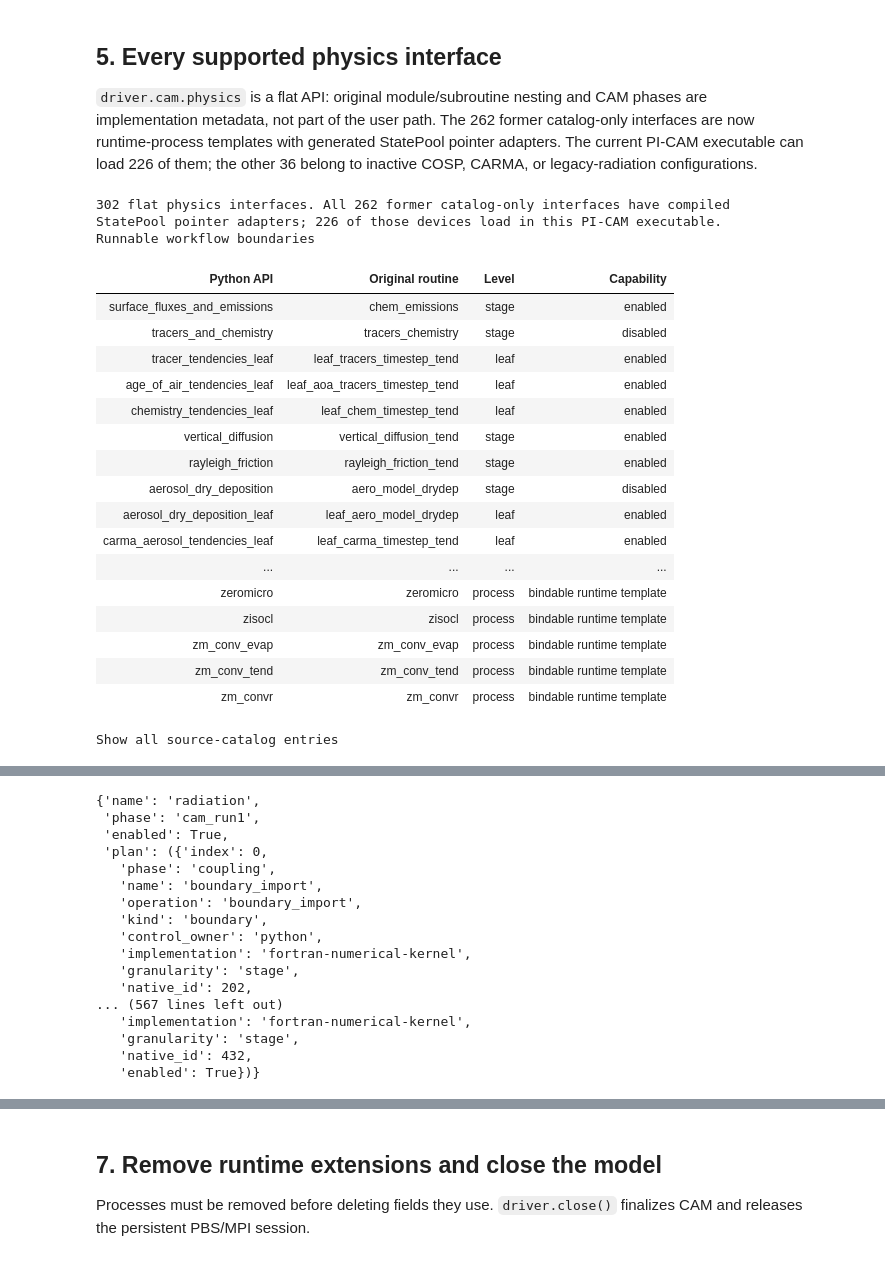
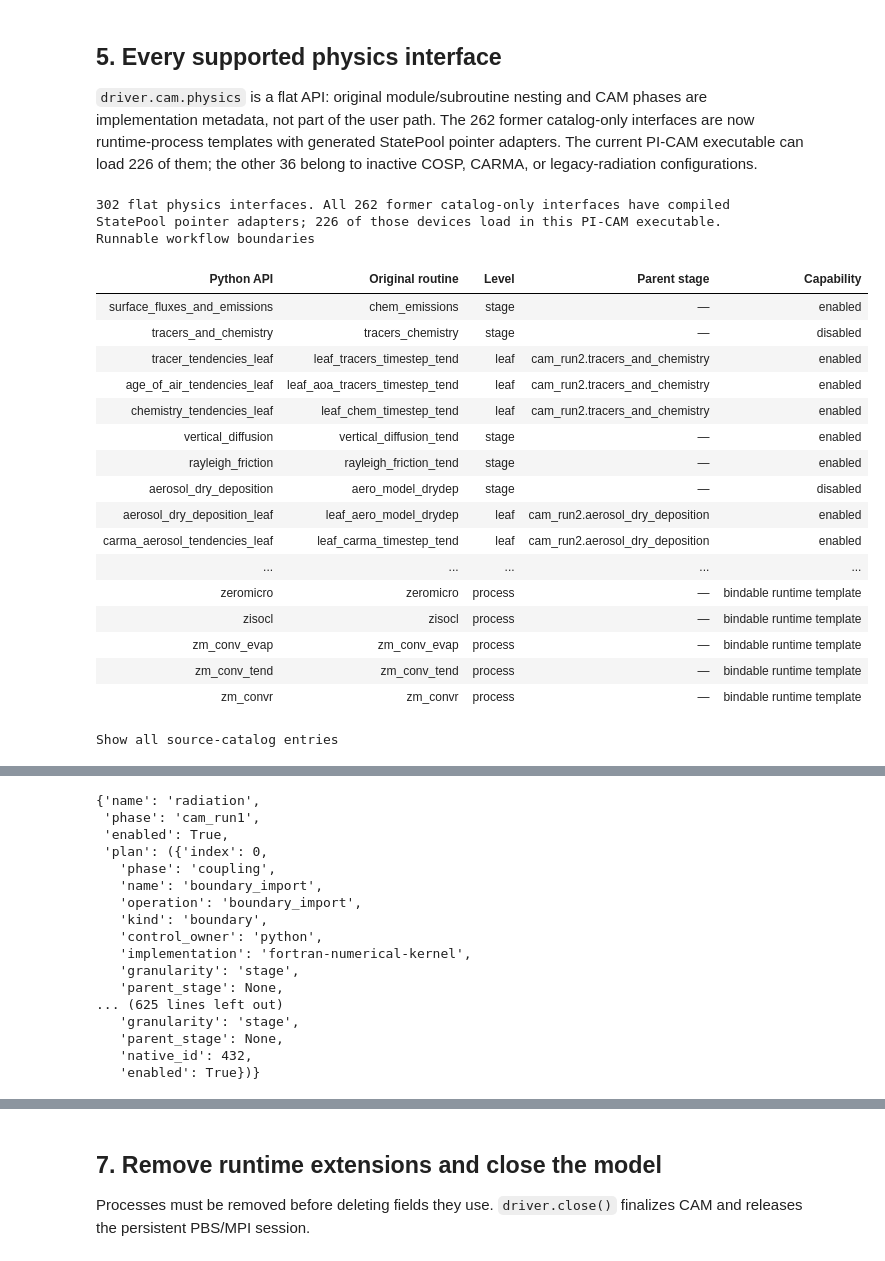
Before and after one commit to a85tract/freeCAM, a Jupyter notebook: examples/try_pi_cam.ipynb, the cells around one changed output, grey strips where cells are left out. Cells and saved outputs as stored; diff of their text form; code cells hidden in the pictures.

```diff
--- a/examples/try_pi_cam.ipynb
+++ b/examples/try_pi_cam.ipynb
@@ -193,28 +200,19 @@ Use an ordinary NumPy array for small rank-independent state: freeCAM copies the
 NLEV = driver.cam.state.T.metadata['shape'][1]
 driver.cam.state.rh = np.zeros(NLEV)  # same 1-D profile on every rank
 
-driver.cam.state.experiment_tracer = fc.Variable(
-    dims=('pcols', 'pver', 'chunks'),
-    units='kg kg-1',
-    initial=0.0,
-    aliases=('tracer',),
-    standard_name='experiment_tracer',
-)
+driver.cam.state.create('tracer', like='T', units='kg kg-1')
 
 class NotebookTracer(fc.Physics):
     name = 'notebook_tracer_source'
     after = 'dadadj'
-    writes = ('tracer',)
-
     def run(self, state, context):
         state.tracer += 1.0e-6 * context.timestep_seconds
 
-tracer_process = driver.cam.workflow.append(NotebookTracer())
-tracer_process.move(after='dadadj')
+# insert() changes the list and returns None, just like list.insert().
+driver.cam.workflow.insert(NotebookTracer())
+tracer_process = driver.cam.workflow['notebook_tracer_source']
 driver.cam.state.T[:, 0, :] += 0.0  # collective no-op slice edit
 driver.cam.state.rh = np.clip(driver.cam.state.rh + 0.05, 0.0, 1.0)
-driver.cam.state.experiment_tracer = np.sin(driver.cam.state.experiment_tracer)
-print('StatePool fields:', len(driver.cam.state))
-print('global mean RH diagnostic:', driver.cam.state.rh.mean())
+driver.cam.state.tracer = np.sin(driver.cam.state.tracer)
 driver.cam.workflow
 # %% [output]
@@ -272,11 +282,13 @@ The same state syntax defines its inputs. freeCAM generates the `bind(C)` adapte
 # %%
-driver.cam.state.runtime_temperature = fc.Variable(
+driver.cam.state.create(
+    'runtime_temperature',
     dims=('nphys_local', 'pver'),
     units='K',
     initial=240.0,
     standard_name='runtime_plugin_temperature',
 )
-driver.cam.state.runtime_temperature_increment = fc.Variable(
+driver.cam.state.create(
+    'runtime_temperature_increment',
     dims=(),
     units='K',
     initial=1.5,
@@ -302,47 +314,37 @@ driver.cam.state.runtime_temperature.stats(rank='global')
 # %%
 physics = driver.cam.physics
 display(physics)
-print('coverage:', physics.coverage)
-print('current-case callable:', physics.coverage['current_case_loadable'])
-print('compiled adapters:', physics.coverage['compiled_process_adapters'])
-print('former catalog-only interfaces:', physics.coverage['formerly_catalog_only_interfaces'])
-print('former catalog-only adapters:', physics.coverage['catalog_adapters_compiled'])
-print('former catalog-only loadable here:', physics.coverage['catalog_current_case_loadable'])
 
 # Access by the original Fortran operation or by its readable workflow alias.
 dadadj = physics.dadadj
-print('original name:', dadadj.operation)
-print('readable alias:', physics.dry_adjustment.operation)
-dadadj_trace = dadadj.run()
-print('dadadj:', dadadj_trace)
+dry_adjustment = physics.dry_adjustment
+display(dadadj.run())
 
 # Every source process uses the same flat namespace.
 cloud_ice = physics.cloud_fraction_fice
 evaporation = physics.zm_conv_evap
-print('cloud_fraction_fice callable:', cloud_ice.runnable)
-print('zm_conv_evap callable:', evaporation.runnable)
 
 # Each process has its own control handle; restore the original state here.
 physics.radiation.disable()
 physics.radiation.enable()
 # %% [output]
 302 flat physics interfaces. All 262 former catalog-only interfaces have compiled StatePool pointer adapters; 226 of those devices load in this PI-CAM executable.
 Runnable workflow boundaries
-| Python API | Original routine | Level | Capability |
-| surface_fluxes_and_emissions | chem_emissions | stage | enabled |
-| tracers_and_chemistry | tracers_chemistry | stage | disabled |
-| tracer_tendencies_leaf | leaf_tracers_timestep_tend | leaf | enabled |
-| age_of_air_tendencies_leaf | leaf_aoa_tracers_timestep_tend | leaf | enabled |
-| chemistry_tendencies_leaf | leaf_chem_timestep_tend | leaf | enabled |
-| vertical_diffusion | vertical_diffusion_tend | stage | enabled |
-| rayleigh_friction | rayleigh_friction_tend | stage | enabled |
-| aerosol_dry_deposition | aero_model_drydep | stage | disabled |
-| aerosol_dry_deposition_leaf | leaf_aero_model_drydep | leaf | enabled |
-| carma_aerosol_tendencies_leaf | leaf_carma_timestep_tend | leaf | enabled |
-| ... | ... | ... | ... |
-| zeromicro | zeromicro | process | bindable runtime template |
-| zisocl | zisocl | process | bindable runtime template |
-| zm_conv_evap | zm_conv_evap | process | bindable runtime template |
-| zm_conv_tend | zm_conv_tend | process | bindable runtime template |
-| zm_convr | zm_convr | process | bindable runtime template |
+| Python API | Original routine | Level | Parent stage | Capability |
+| surface_fluxes_and_emissions | chem_emissions | stage | — | enabled |
+| tracers_and_chemistry | tracers_chemistry | stage | — | disabled |
+| tracer_tendencies_leaf | leaf_tracers_timestep_tend | leaf | cam_run2.tracers_and_chemistry | enabled |
+| age_of_air_tendencies_leaf | leaf_aoa_tracers_timestep_tend | leaf | cam_run2.tracers_and_chemistry | enabled |
+| chemistry_tendencies_leaf | leaf_chem_timestep_tend | leaf | cam_run2.tracers_and_chemistry | enabled |
+| vertical_diffusion | vertical_diffusion_tend | stage | — | enabled |
+| rayleigh_friction | rayleigh_friction_tend | stage | — | enabled |
+| aerosol_dry_deposition | aero_model_drydep | stage | — | disabled |
+| aerosol_dry_deposition_leaf | leaf_aero_model_drydep | leaf | cam_run2.aerosol_dry_deposition | enabled |
+| carma_aerosol_tendencies_leaf | leaf_carma_timestep_tend | leaf | cam_run2.aerosol_dry_deposition | enabled |
+| ... | ... | ... | ... | ... |
+| zeromicro | zeromicro | process | — | bindable runtime template |
+| zisocl | zisocl | process | — | bindable runtime template |
+| zm_conv_evap | zm_conv_evap | process | — | bindable runtime template |
+| zm_conv_tend | zm_conv_tend | process | — | bindable runtime template |
+| zm_convr | zm_convr | process | — | bindable runtime template |
 Show all source-catalog entries
@@ -385,10 +383,10 @@ zm_conv_evap callable: True
    'control_owner': 'python',
    'implementation': 'fortran-numerical-kernel',
    'granularity': 'stage',
-   'native_id': 202,
-... (567 lines left out)
-   'implementation': 'fortran-numerical-kernel',
+   'parent_stage': None,
+... (625 lines left out)
    'granularity': 'stage',
+   'parent_stage': None,
    'native_id': 432,
    'enabled': True})}
 # %% [markdown]
```
Also changed, not shown: parts of 17 cells of this notebook, 24 other files.
